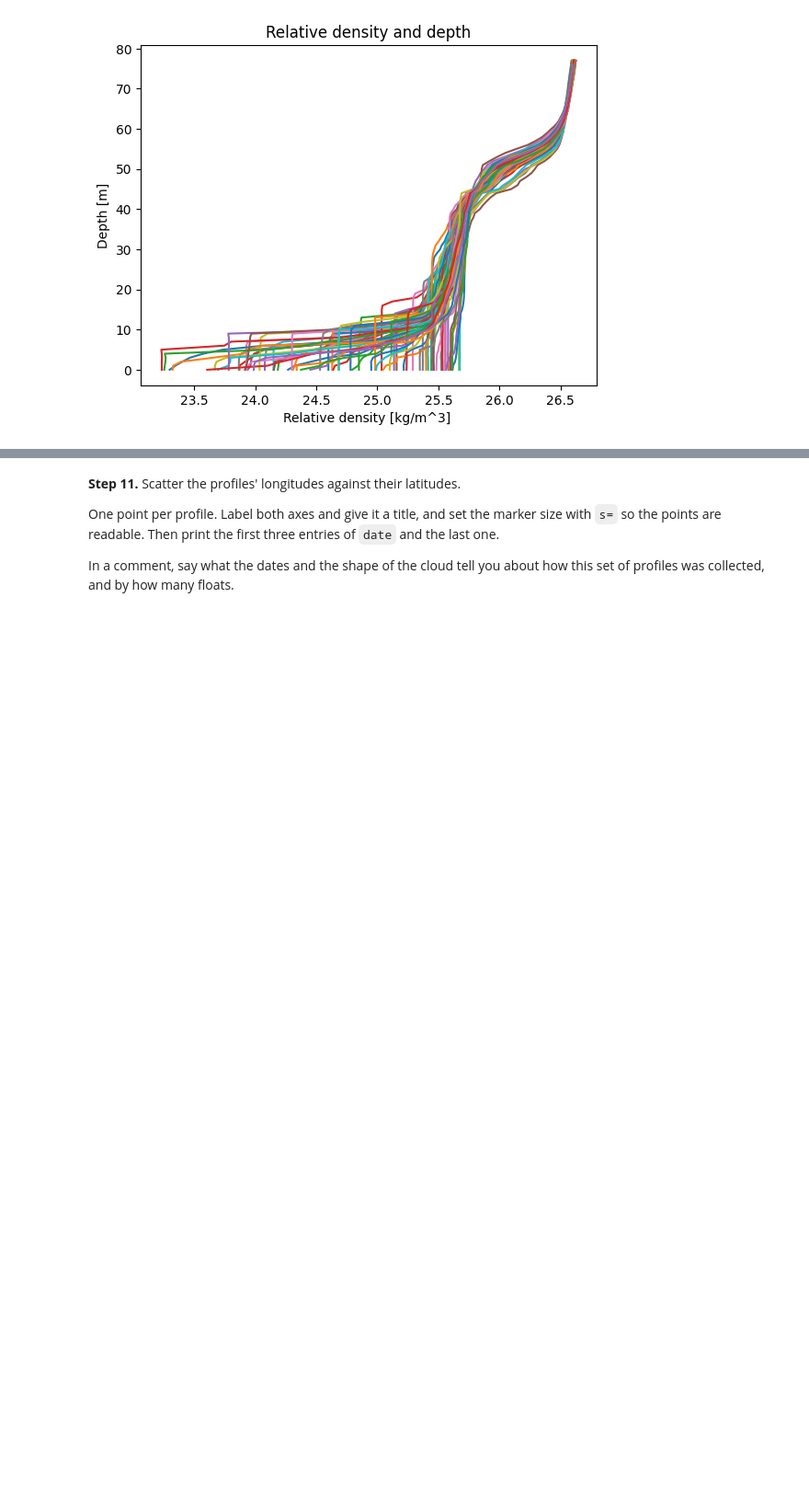
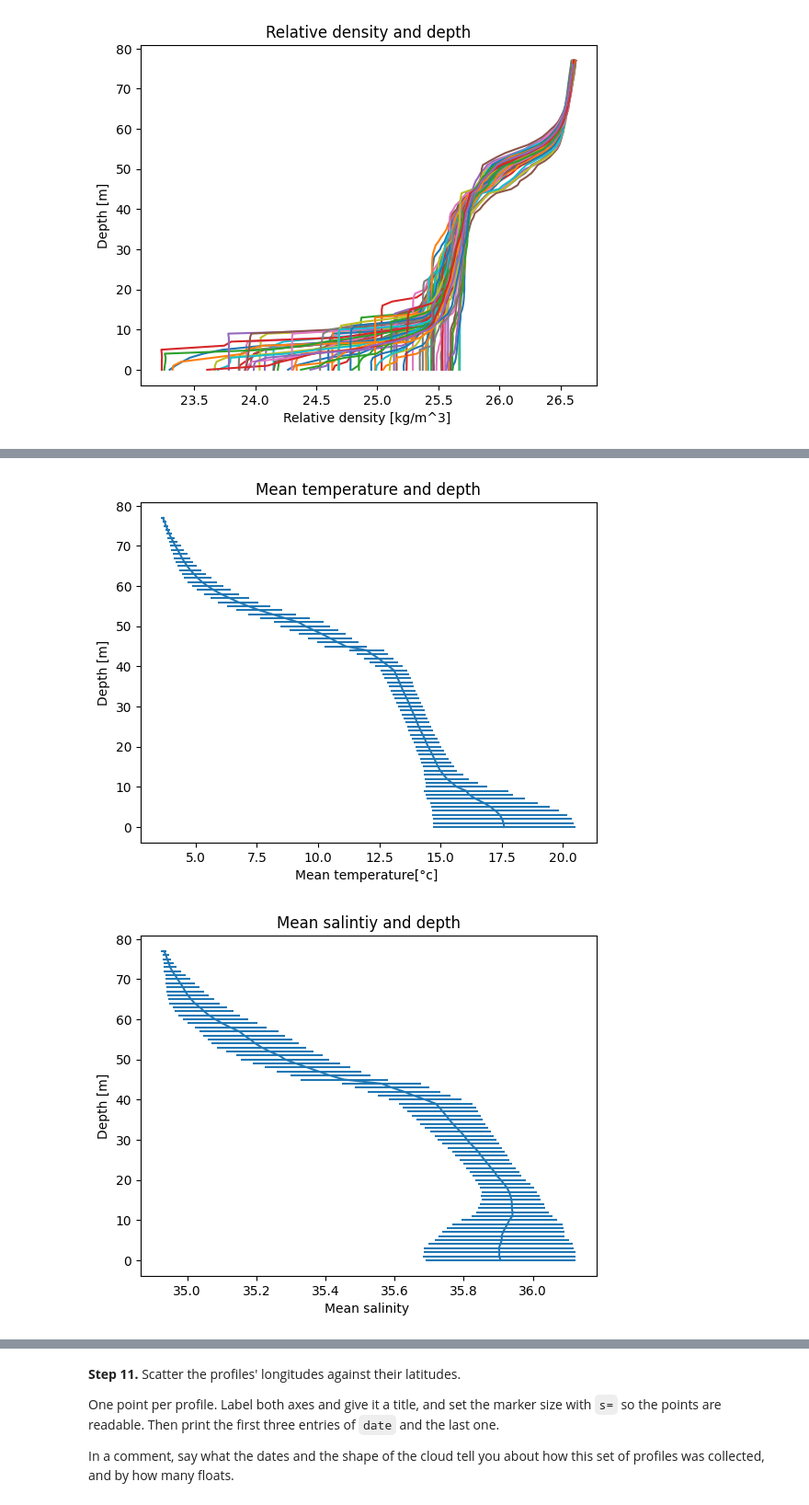
Before and after one commit to Anialuchi/2026_Intro_Python, a Jupyter notebook: 1.3-numpy-exercises.ipynb, the cells around one changed output, grey strips where cells are left out. Shown at 92% size. Saved outputs shown, nothing was run; the diff lists cells and outputs as text; code cells hidden in the pictures; blank space fills up the shorter version.

```diff
--- a/1.3-numpy-exercises.ipynb
+++ b/1.3-numpy-exercises.ipynb
@@ -591,0 +588,35 @@ near the surface compared with at depth.
+# %%
+plt.figure()
+plt.errorbar(T_mean, level, xerr=T_std)
+plt.title("Mean temperature and depth")
+plt.xlabel("Mean temperature[°c] ")
+plt.ylabel("Depth [m]")
+plt.show()
+
+plt.figure()
+plt.errorbar(S_mean, level, xerr=S_std)
+plt.title("Mean salintiy and depth")
+plt.xlabel("Mean salinity ")
+plt.ylabel("Depth [m]")
+plt.show()
+
+plt.figure()
+plt.errorbar(P_mean, level, xerr=P_std)
+plt.title("Mean pressure and depth")
+plt.xlabel("Mean pressure [dbar] ")
+plt.ylabel("Depth [m]")
+plt.show()
+
+plt.figure()
+plt.errorbar(rho_mean, level, xerr=rho_std)
+plt.title("Mean relative density and depth")
+plt.xlabel("Mean relative density")
+plt.ylabel("Depth [m]")
+plt.show()
+
+# Your solution here
+# Hint: plt.errorbar(mean_S, level, xerr=std_S)
+# Hint: use the nan-aware versions from Step 6, or every bar will be missing
+# %% [output]
+[figure, added]
+[figure, added]
```
Also changed, not shown: parts of 2 cells of this notebook.
